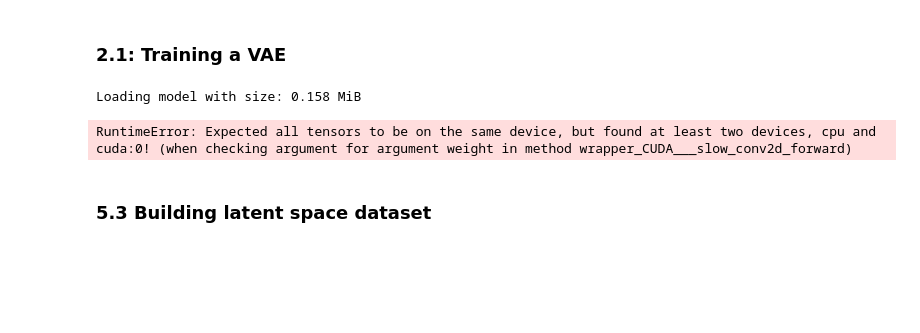
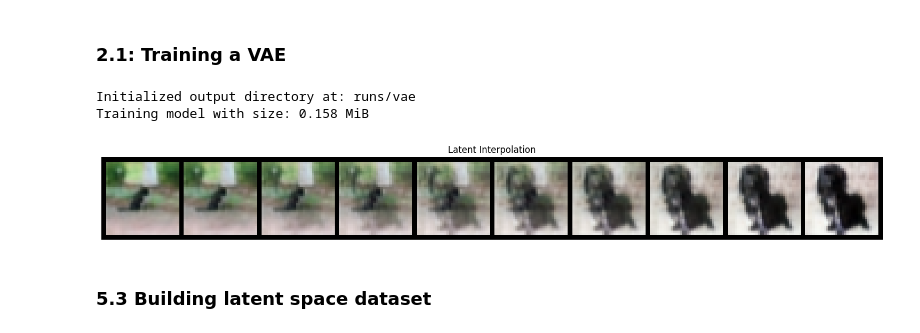
Before and after one commit to kahniel/dit, a Jupyter notebook: dit-lab.ipynb, the cells around one changed output. Cells and saved outputs as stored; diff of their text form; code cells hidden in the pictures; blank space fills up the shorter version.

Commit message:
fix: vae training and visualization

```diff
--- a/dit-lab.ipynb
+++ b/dit-lab.ipynb
@@ -79,16 +77,17 @@ trainer = VAETrainer(
 # %%
-# trainer.train(
-#     model=vae,
-#     num_epochs=20,
-#     lr=1e-3,
-#     warmup_steps=500,
-#     ckpt_every=5,
-#     run_name="vae",
-# )
+trainer.train(
+    model=vae,
+    num_epochs=20,
+    lr=1e-3,
+    warmup_steps=500,
+    ckpt_every=5,
+    run_name="vae",
+)
+# %% [output]
+Initialized output directory at: runs/vae
+Training model with size: 0.158 MiB
 # %%
-trainer.load(model=vae, run_name="vae", resume_from=f"epoch_{20}_state")
+# trainer.load(model=vae, run_name="vae", resume_from=f"epoch_{20}_state")
-# %% [output]
-Loading model with size: 0.158 MiB
 # %%
 @torch.no_grad()
 def visualize_latent_interpolation(
@@ -129,17 +129,20 @@ def visualize_latent_interpolation(
     return samples
 # %%
 # Perform interpolation in the latent space
-vae.eval()
-samples, _ = next(iter(test_dataloader))[:2]
+vae.to(device)
+
+samples, _ = next(iter(DataLoader(cifar_test, batch_size=2, shuffle=True)))
+samples = samples.to(device)
+
 interpolated_samples = visualize_latent_interpolation(
     x1=samples[:1],
     x2=samples[1:2],
     vae=vae,
     n_steps=10,
     reverse_transform=cifar_reverse_transform,
 )  # n_steps 3 h w
 # %% [output]
-RuntimeError: Expected all tensors to be on the same device, but found at least two devices, cpu and cuda:0! (when checking argument for argument weight in method wrapper_CUDA___slow_conv2d_forward)
+[figure, added]
 # %%
 @torch.no_grad()
 def estimate_latent_stats(
```
Also changed, not shown: parts of 5 cells of this notebook.
